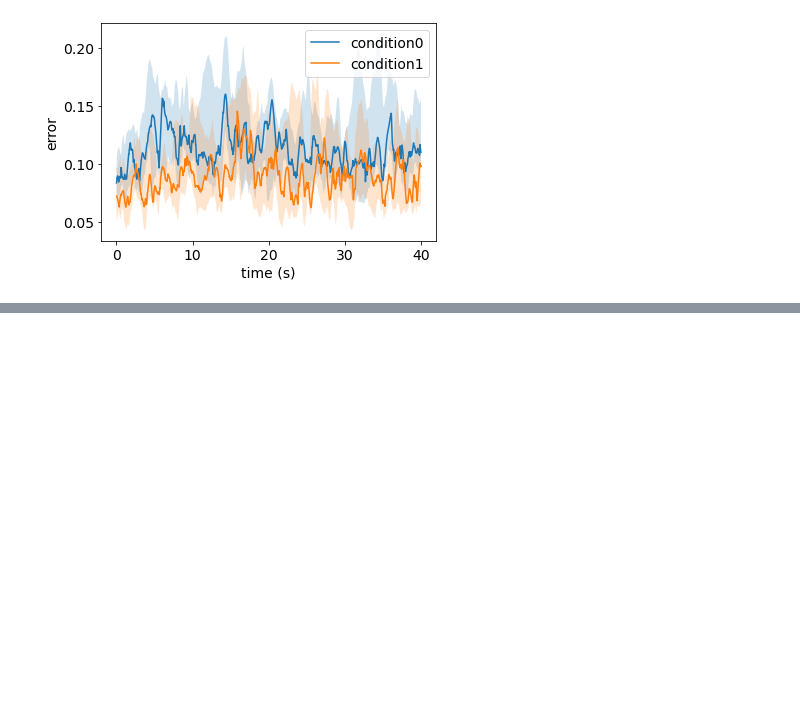
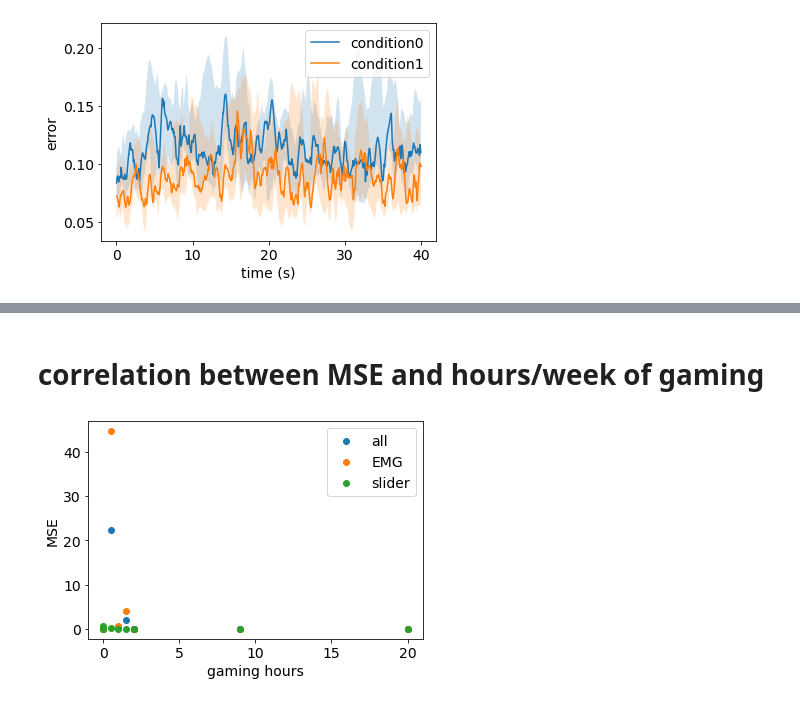
Before and after one commit to sburden-group/sensorimotor_fusion, a Jupyter notebook: analysis/Fusion analysis/Video_game_analysis.ipynb, the cells around one changed output, grey strips where cells are left out. Saved outputs shown, nothing was run; the diff lists cells and outputs as text; code cells hidden in the pictures; blank space fills up the shorter version.

```diff
--- a/analysis/Fusion analysis/Video_game_analysis.ipynb
+++ b/analysis/Fusion analysis/Video_game_analysis.ipynb
@@ -239,0 +342,16 @@ plt.show()
+# %% [markdown]
+# correlation between MSE and hours/week of gaming
+# %%
+gaming_hours = np.array([0,0,9,1,0.5,2,0,1.5,20,2])
+
+plt.scatter(gaming_hours,MSE_all)
+plt.scatter(gaming_hours,MSE_EMG)
+plt.scatter(gaming_hours,MSE_slider)
+plt.ylabel('MSE')
+plt.xlabel('gaming hours')
+plt.legend(['all','EMG','slider'])
+# plt.xlim(0,5)
+# plt.ylim(0,5)
+plt.show()
+# %% [output]
+[figure, added]
```
Also changed, not shown: parts of 8 cells of this notebook.
